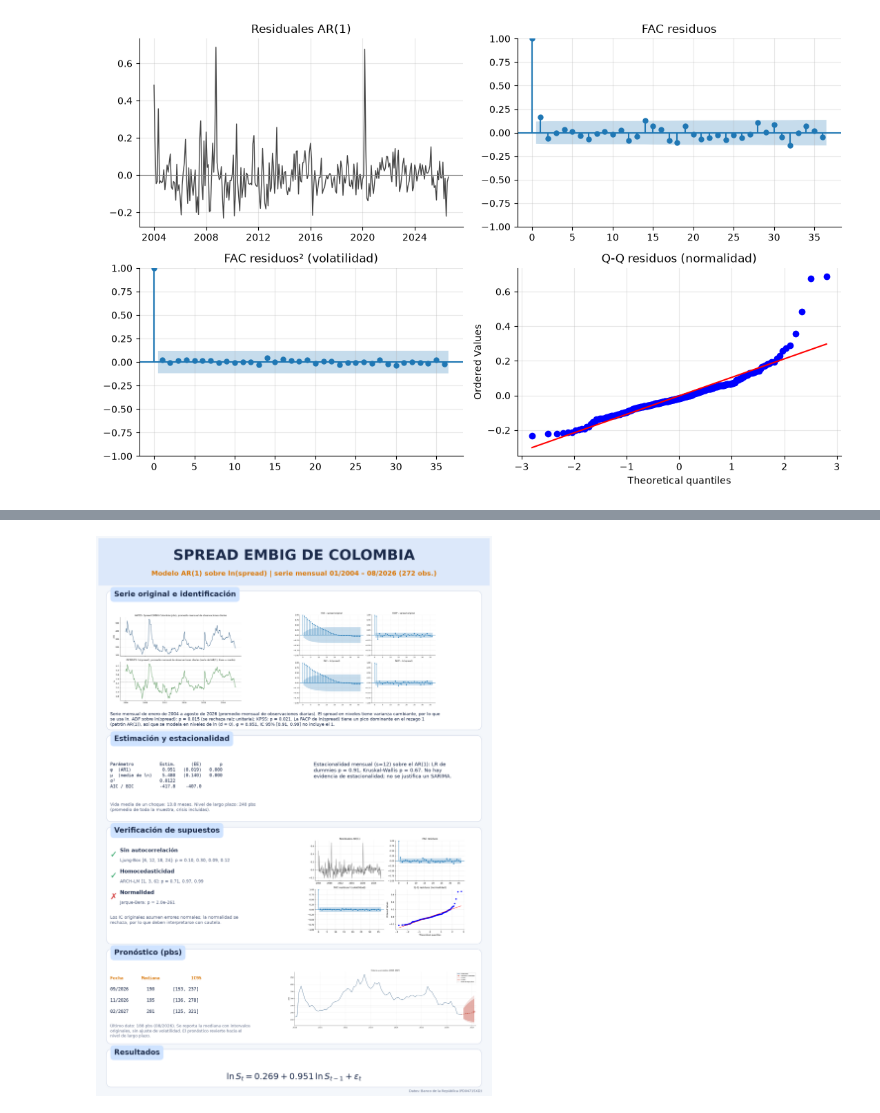
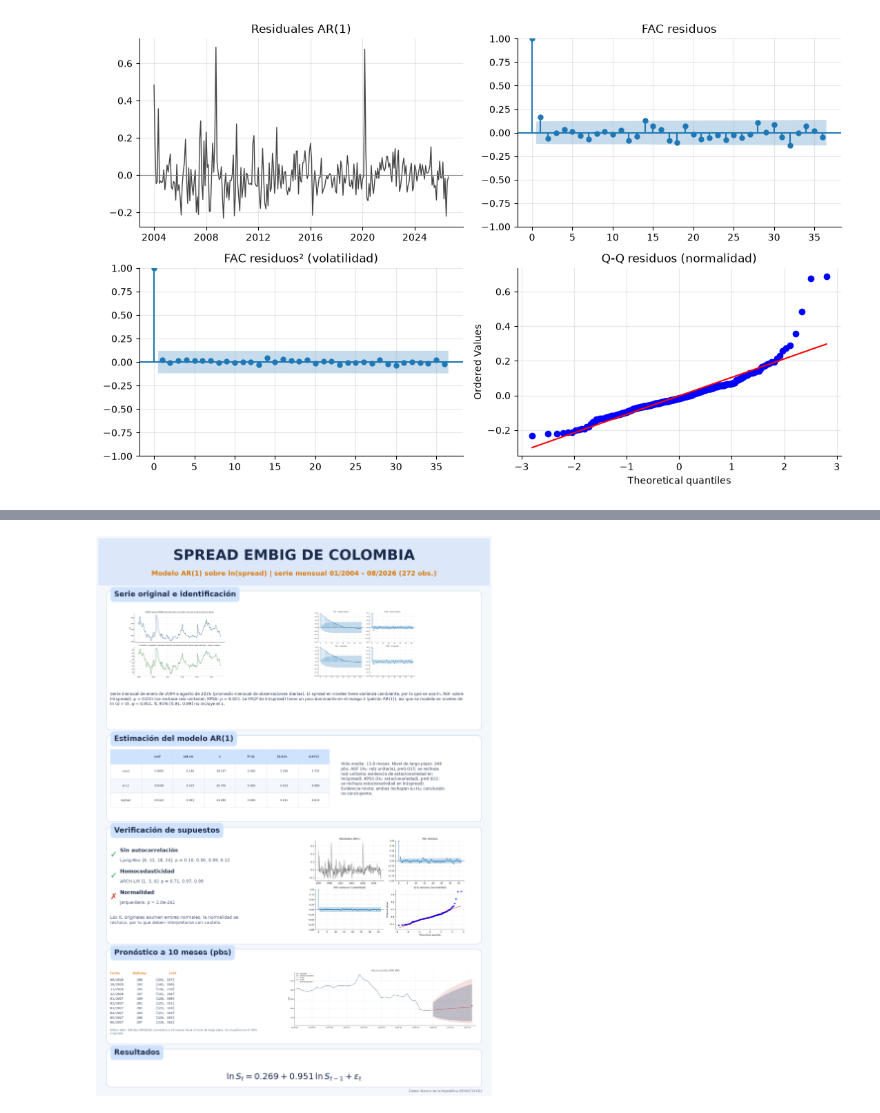
Before and after one commit to Julius7u7/nuevo-repo, a Jupyter notebook: code/Modelo_AR1_mensual.ipynb, the cells around one changed output, grey strips where cells are left out. Cells and saved outputs as stored; diff of their text form; code cells hidden in the pictures.

```diff
--- a/code/Modelo_AR1_mensual.ipynb
+++ b/code/Modelo_AR1_mensual.ipynb
@@ -26,7 +26,7 @@ FECHA_FIN = "2026-08-31"   # excluye septiembre de 2026, que está incompleto
 S = 12                     # periodos por año (estacionalidad mensual)
 
 # --- pronóstico y salidas ---
-H = 6                      # meses
+H = 10                     # meses
 PUNTO = "mediana"          # "mediana" = exp(μ) (consistente con los IC) | "media" = exp(μ + σ²/2)
 VENTANA_GRAFICO = 300      # muestra completa desde 2004 y el horizonte hasta 2027
 LAGS_LB = [6, 12, 18, 24] # rezagos del Ljung-Box
@@ -47,6 +47,7 @@ plt.style.use("default")
 plt.rcParams.update({"figure.facecolor": "white", "axes.facecolor": "white", "savefig.facecolor": "white",
                      "axes.grid": True, "grid.alpha": .3, "axes.spines.top": False, "axes.spines.right": False})
 C_AZUL, C_VERDE, C_ROJO = "#1F4E78", "#2E7D32", "#C0392B"
+C_IC95, C_IC90 = "#F8BBD0", "#EC407A"
 
 R = {}                     # resultados de cada etapa; el póster solo lee este diccionario
 # %% [markdown]
@@ -291,8 +251,8 @@ def panel_pronostico(ax, y, P, a95, a90, color, titulo, ref95=None, nivel_lp=Non
     fut, punto = P["fut"], P["punto"]
     ax.plot(y.index[-VENTANA_GRAFICO:], y[-VENTANA_GRAFICO:], color=C_AZUL, lw=1.4, label="Observado")
     ax.plot([y.index[-1], *fut], [y.iloc[-1], *punto], "--o", ms=3, color=color, label=f"Pronóstico ({P['etq']})")
-    ax.fill_between(fut, a95[:, 0], a95[:, 1], color=color, alpha=.15, label="IC 95%")
-    ax.fill_between(fut, a90[:, 0], a90[:, 1], color=color, alpha=.30, label="IC 90%")
+    ax.fill_between(fut, a95[:, 0], a95[:, 1], color=C_ROJO, alpha=.15, label="IC 95%")
+    ax.fill_between(fut, a90[:, 0], a90[:, 1], color=C_AZUL, alpha=.25, label="IC 90%")
     if ref95 is not None:
         ax.plot(fut, ref95[:, 0], ":", color="gray", lw=1.3, label="IC 95% original"); ax.plot(fut, ref95[:, 1], ":", color="gray", lw=1.3)
     if nivel_lp is not None:
@@ -310,8 +270,8 @@ print(pron.round(1).to_string(index=False))
 print(f"Último dato ({y.index[-1]:%m/%Y}): {y.iloc[-1]:.0f} pbs | nivel de largo plazo: {M['nivel_lp']:.0f} pbs")
 print(f"Se reporta la {PUNTO}. Los IC son los de la mediana.")
 fig, ax = plt.subplots(figsize=(16, 5.2))
-inicio_grafico = pd.Timestamp("2020-01-01")
-panel_pronostico(ax, y, P, P["ic95"], P["ic90"], C_ROJO, "Historia y pronóstico (2020–2027)", nivel_lp=M["nivel_lp"])
+inicio_grafico = pd.Timestamp("2024-01-01")
+panel_pronostico(ax, y, P, P["ic95"], P["ic90"], C_ROJO, "Historia y pronóstico (2024–2027)", nivel_lp=M["nivel_lp"])
 datos_visibles = y.loc[inicio_grafico:]
 y_min = min(float(datos_visibles.min()), float(P["ic95"][:, 0].min()))
 y_max = max(float(datos_visibles.max()), float(P["ic95"][:, 1].max()))
@@ -341,23 +305,33 @@ INK, MUTED, ACC, OK, KO, HEAD = "#1B2A4A", "#5A6785", "#D97706", "#1E9E5A", "#D6
 
 def textos_poster(R):
     """Frases del póster, construidas con las cifras y p-valores de R (cambian solas si cambian los datos)."""
-    I, E, M, D, P = R["ident"], R["estac"], R["modelo"], R["diag"], R["pron"]
+    I, M, D, P = R["ident"], R["modelo"], R["diag"], R["pron"]
     raiz = ("se rechaza raíz unitaria" if I["adf_ly"] < 0.05 else
             "no se rechaza raíz unitaria; el test tiene poca potencia con φ cercano a 1")
     ident = (f"Serie mensual de enero de 2004 a agosto de 2026 ({R['agr']}). El spread en niveles tiene varianza cambiante, por lo que se usa ln. "
              f"ADF sobre ln(spread): p = {I['adf_ly']:.3f} ({raiz}); KPSS: p = {I['kpss_ly']:.3f}. "
              f"La FACP de ln(spread) tiene un pico dominante en el rezago 1 (patrón AR(1)), así que se modela en niveles de ln (d = 0). "
              f"φ = {M['phi']:.3f}, IC 95% [{M['ic_phi'][0]:.2f}, {M['ic_phi'][1]:.2f}] {'incluye' if M['ic_incluye_1'] else 'no incluye'} el 1.")
-    est = (f"Estacionalidad mensual (s=12) sobre el AR(1): LR de dummies p = {E['p_lr']:.2f}, Kruskal-Wallis p = {E['p_kw']:.2f}. "
-           + ("Hay evidencia de patrón estacional; se contrasta un SARIMA." if E["hay"] else
-              "No hay evidencia de estacionalidad; no se justifica un SARIMA."))
-    modelo = (f"Vida media de un choque: {M['vida_media']:.1f} meses. Nivel de largo plazo: {M['nivel_lp']:.0f} pbs "
-              f"(promedio de toda la muestra, crisis incluidas).")
+    interp_adf = ("se rechaza raíz unitaria; evidencia de estacionariedad en ln(spread)" if I["adf_ly"] < 0.05
+                  else "no se rechaza raíz unitaria en ln(spread)")
+    interp_kpss = ("se rechaza estacionariedad en ln(spread)" if I["kpss_ly"] < 0.05
+                   else "no se rechaza estacionariedad en ln(spread)")
+    if I["adf_ly"] < 0.05 and I["kpss_ly"] < 0.05:
+        acuerdo = "Evidencia mixta: ambos rechazan su H₀; conclusión no concluyente."
+    elif I["adf_ly"] < 0.05:
+        acuerdo = "Ambos tests respaldan estacionariedad al 5%."
+    elif I["kpss_ly"] < 0.05:
+        acuerdo = "Evidencia de no estacionariedad al 5%."
+    else:
+        acuerdo = "Ningún test rechaza su H₀; evidencia no concluyente."
+    modelo = (f"Vida media: {M['vida_media']:.1f} meses. Nivel de largo plazo: {M['nivel_lp']:.0f} pbs. "
+              f"ADF (H₀: raíz unitaria), p={I['adf_ly']:.3f}: {interp_adf}. "
+              f"KPSS (H₀: estacionariedad), p={I['kpss_ly']:.3f}: {interp_kpss}. {acuerdo}")
     sup = ("Los IC originales asumen errores normales; la normalidad se rechaza, por lo que deben interpretarse con cautela."
            if D["jb_p"] < 0.05 else "Los residuos son compatibles con errores normales.")
-    pron = (f"Último dato: {R['ultimo']:.0f} pbs ({R['fin']}). Se reporta la {P['etq']} con intervalos originales, sin ajuste de volatilidad. "
-            f"El pronóstico revierte hacia el nivel de largo plazo.")
-    return dict(ident=ident, est=est, modelo=modelo, sup=sup, pron=pron)
+    pron = (f"Último dato: {R['ultimo']:.0f} pbs ({R['fin']}); pronóstico a {len(P['fut'])} meses hacia el nivel de largo plazo. "
+            "Se muestran los IC 95% originales.")
+    return dict(ident=ident, modelo=modelo, sup=sup, pron=pron)
 
 def armar_poster(R, carpeta, salida_pdf, salida_png=None):
     T = textos_poster(R)
@@ -383,56 +357,59 @@ def armar_poster(R, carpeta, salida_pdf, salida_png=None):
 
     # 1. serie original e identificación
     card(0.02, 0.655, 0.96, 0.250, "Serie original e identificación")
-    imagen([0.03, 0.695, 0.34, 0.175], "fig1_transformacion.png")
-    imagen([0.39, 0.695, 0.58, 0.175], "fig2_FAC_FACP.png")
-    texto(0.03, 0.688, T["ident"], w=150, size=13)
+    imagen([0.03, 0.746, 0.34, 0.125], "fig1_transformacion.png")
+    imagen([0.39, 0.746, 0.58, 0.125], "fig2_FAC_FACP.png")
+    texto(0.03, 0.724, T["ident"], w=175, size=12)
 
-    # 2. estimación y estacionalidad
-    card(0.02, 0.490, 0.96, 0.155, "Estimación y estacionalidad")
-    ee = lambda v: f"({v:.3f})"
-    tabla = (f"{'Parámetro':16s}{'Estim.':>9s}{'(EE)':>10s}{'p':>8s}\n"
-             f"{'φ  (AR1)':16s}{M['phi']:9.3f}{ee(M['se_phi']):>10s}{M['p_phi']:8.3f}\n"
-             f"{'μ  (media de ln)':16s}{M['mu']:9.3f}{ee(M['se_mu']):>10s}{M['p_mu']:8.3f}\n"
-             f"{'σ²':16s}{M['sigma2']:9.4f}\n"
-             f"{'AIC / BIC':16s}{M['aic']:9.1f}{M['bic']:10.1f}")
-    bg.text(0.03, 0.598, tabla, color=INK, fontsize=14, family="monospace", va="top")
-    texto(0.03, 0.525, T["modelo"], w=70, size=13, color=MUTED)
-    texto(0.55, 0.598, T["est"], w=55, size=15)
+    # 2. estimación del modelo
+    card(0.02, 0.490, 0.96, 0.155, "Estimación del modelo AR(1)")
+    datos_resumen = modelo.summary().tables[1].data
+    ax_tabla = fig.add_axes([0.03, 0.515, 0.56, 0.105]); ax_tabla.axis("off")
+    tabla = ax_tabla.table(cellText=datos_resumen[1:], colLabels=datos_resumen[0],
+                           cellLoc="center", bbox=[0, 0, 1, 1])
+    tabla.auto_set_font_size(False); tabla.set_fontsize(8)
+    for (fila, columna), celda in tabla.get_celld().items():
+        celda.set_edgecolor(BORDE); celda.set_linewidth(0.6)
+        if fila == 0:
+            celda.set_facecolor(PILL); celda.set_text_props(color=INK, weight="bold")
+        else:
+            celda.set_facecolor(CARD if fila % 2 else BG); celda.set_text_props(color=INK)
+    texto(0.62, 0.598, T["modelo"], w=50, size=12)
 
     # 3. verificación de supuestos
     card(0.02, 0.270, 0.96, 0.210, "Verificación de supuestos")
     tests = [("Sin autocorrelación", f"Ljung-Box {LAGS_LB}: p = {', '.join(f'{v:.2f}' for v in D['lb_p'])}", D["lb_p"].min() > 0.05),
              ("Homocedasticidad", f"ARCH-LM {LAGS_ARCH}: p = {', '.join(f'{v:.2f}' for v in D['arch_p'])}", D["arch_p"].min() > 0.05),
              ("Normalidad", f"Jarque-Bera: p = {D['jb_p']:.1e}", D["jb_p"] > 0.05)]
     for i, (nom, det, ok) in enumerate(tests):
         yy = 0.430 - i * 0.038
         bg.text(0.03, yy, "✓" if ok else "✗", color=OK if ok else KO, fontsize=26, fontweight="bold", va="center")
         bg.text(0.055, yy + 0.008, nom, color=INK, fontsize=16, fontweight="bold", va="center")
         bg.text(0.055, yy - 0.010, det, color=MUTED, fontsize=13, va="center")
     texto(0.03, 0.322, T["sup"], w=62, size=13, color=MUTED)
     imagen([0.50, 0.280, 0.47, 0.185], "fig3_residuos.png")
 
-    # 4. pronóstico (horizontes mostrados: primero, intermedio y último)
-    card(0.02, 0.090, 0.96, 0.170, "Pronóstico (pbs)")
+    # 4. pronóstico completo
+    card(0.02, 0.090, 0.96, 0.170, f"Pronóstico a {len(P['fut'])} meses (pbs)")
     et = P["etq"].capitalize()
-    bg.text(0.03, 0.212, f"{'Fecha':10s}{et:>9s}{'IC95':>16s}", color=ACC, fontsize=14, family="monospace", va="top", fontweight="bold")
-    for j, i in enumerate(sorted({0, len(P["fut"]) // 2 - 1, len(P["fut"]) - 1})):
+    bg.text(0.03, 0.220, f"{'Fecha':10s}{et:>9s}{'IC95':>16s}", color=ACC, fontsize=9, family="monospace", va="top", fontweight="bold")
+    for j, i in enumerate(range(len(P["fut"]))):
         a, b = P["ic95"][i, 0], P["ic95"][i, 1]
-        bg.text(0.03, 0.192 - j * 0.020, f"{P['fut'][i]:%m/%Y}  {P['punto'][i]:8.0f}  {f'[{a:.0f}, {b:.0f}]':>15s}",
-                color=INK, fontsize=14, family="monospace", va="top")
-    texto(0.03, 0.127, T["pron"], w=72, size=12, color=MUTED)
+        bg.text(0.03, 0.208 - j * 0.0085, f"{P['fut'][i]:%m/%Y}  {P['punto'][i]:8.0f}  {f'[{a:.0f}, {b:.0f}]':>15s}",
+                color=INK, fontsize=9, family="monospace", va="top")
+    texto(0.03, 0.118, T["pron"], w=115, size=8, color=MUTED)
     imagen([0.48, 0.093, 0.49, 0.155], "fig4_pronostico.png")
 
     # 5. resultados
     card(0.02, 0.012, 0.96, 0.068, "Resultados")
     bg.text(0.5, 0.030, rf"$\ln S_t={M['c']:.3f}+{M['phi']:.3f}\,\ln S_{{t-1}}+\varepsilon_t$",
             color=INK, fontsize=26, ha="center", va="center")
     bg.text(0.98, 0.003, "Datos: Banco de la República (PD04715XD)", color=MUTED, fontsize=10, ha="right")
 
     fig.savefig(salida_pdf, facecolor=BG)
     if salida_png: fig.savefig(salida_png, dpi=60, facecolor=BG)
     plt.show()
 
 armar_poster(R, SALIDA, SALIDA / "poster_embig.pdf", SALIDA / "poster_embig_preview.png")
 # %% [output]
-[figure, old version]
+[figure, new version]
```
Also changed, not shown: parts of 7 cells of this notebook, 3 other files.
